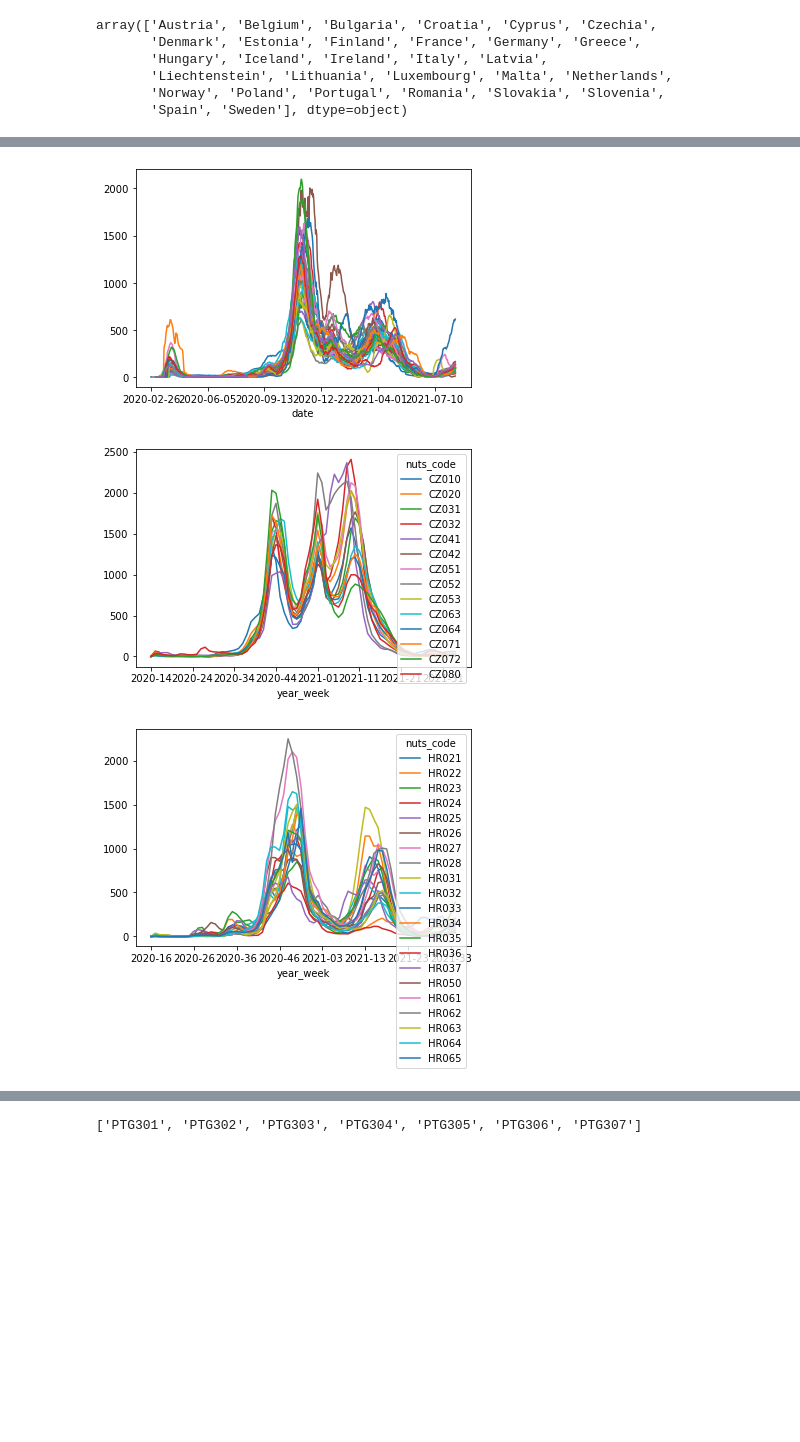
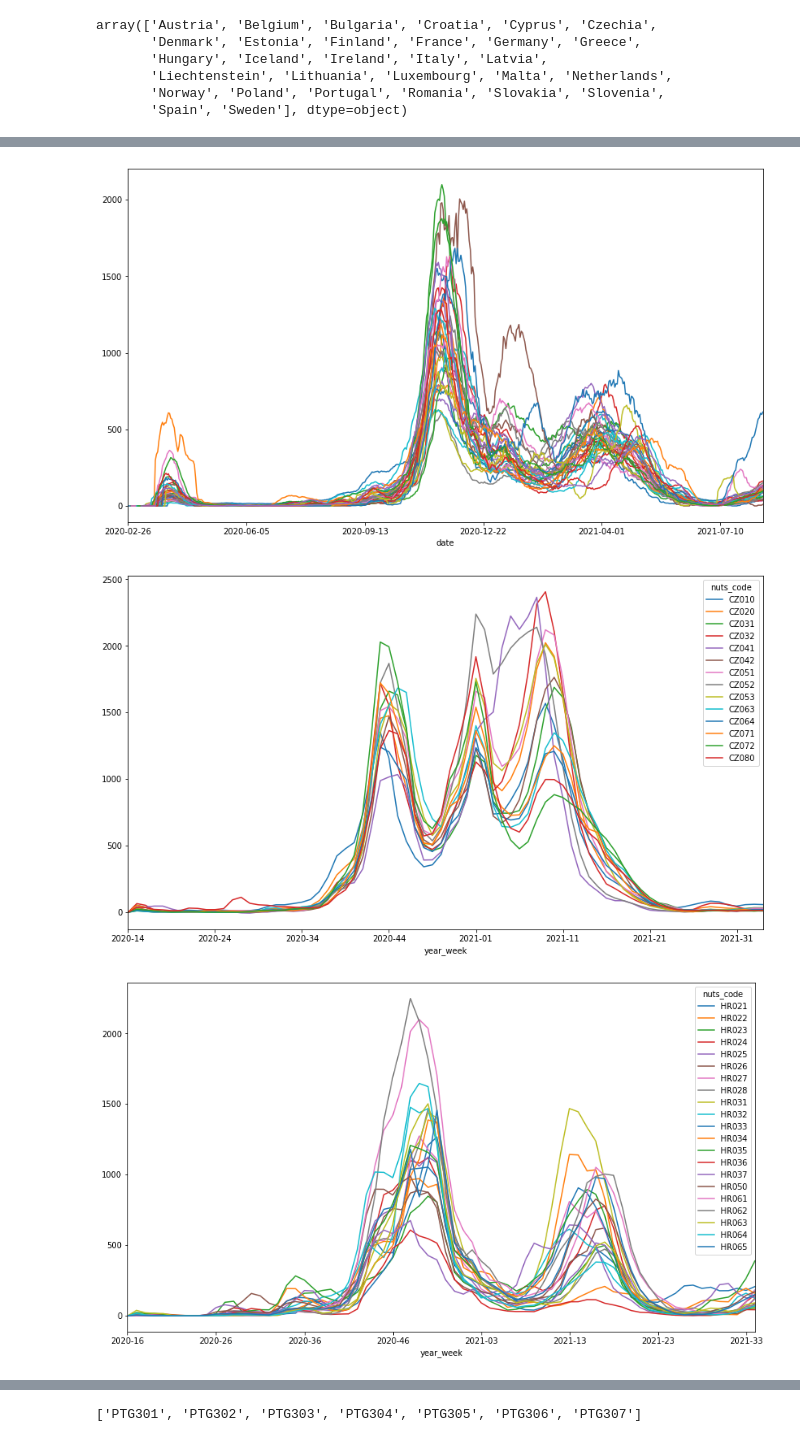
Before and after one commit to ProvaznikJan/CovidProject, a Jupyter notebook: Data interpreter.ipynb, the cells around one changed output, grey strips where cells are left out. Saved outputs shown, nothing was run; the diff lists cells and outputs as text; code cells hidden in the pictures; blank space fills up the shorter version.

```diff
--- a/Data interpreter.ipynb
+++ b/Data interpreter.ipynb
@@ -71,7 +72,7 @@ class Country:
         self.df_nuts_index = df.pivot(index='nuts_code', columns='year_week', values='rate_14_day_per_100k')
 
     def plot(self):
-        self.df.plot()
+        self.df.plot(figsize=(14, 8))
 
     def set_shapefile(self, shapefile):
         self.shapefile = shapefile
@@ -117,30 +125,30 @@ array(['Austria', 'Belgium', 'Bulgaria', 'Croatia', 'Cyprus', 'Czechia',
 # %%
 # Slice data from Austrian regions as an example
 daily_au = daily.loc[daily['country'] == 'Austria']
 daily_au = daily_au.pivot(index='date', columns='nuts_code', values='rate_14_day_per_100k')
-daily_au.plot(legend=False)
+daily_au.plot(legend=False, figsize=(14, 8))
 
 # Slice data from Czech regions as an example
 weekly_cz = weekly.loc[weekly['country'] == 'Czechia']
 weekly_cz = weekly_cz.pivot(index='year_week', columns='nuts_code', values='rate_14_day_per_100k')
-weekly_cz.plot()
+weekly_cz.plot(figsize=(14, 8))
 
 # Pivot data so that index = nuts_code and columns = cases per year_week
 nuts_code_index = weekly.pivot(index='nuts_code', columns='year_week', values='rate_14_day_per_100k')
 
 # Create dictionary that maps from country code to Country() object
 countries = {}
 
 # Store all countries in weekly dataset with their own dataframe separately
 for country in weekly['country'].unique():
     df = weekly.loc[weekly['country'] == country]
     country = Country(country, df)
     countries[country.code] = country
 
 # As an example, plot Croatia's covid cases, with a line for each region
 countries['HR'].plot()
 # %% [output]
-[figure, old version]
+[figure, new version]
-[figure, old version]
+[figure, new version]
-[figure, old version]
+[figure, new version]
 # %% [markdown]
```
Also changed, not shown: parts of 38 cells of this notebook.
